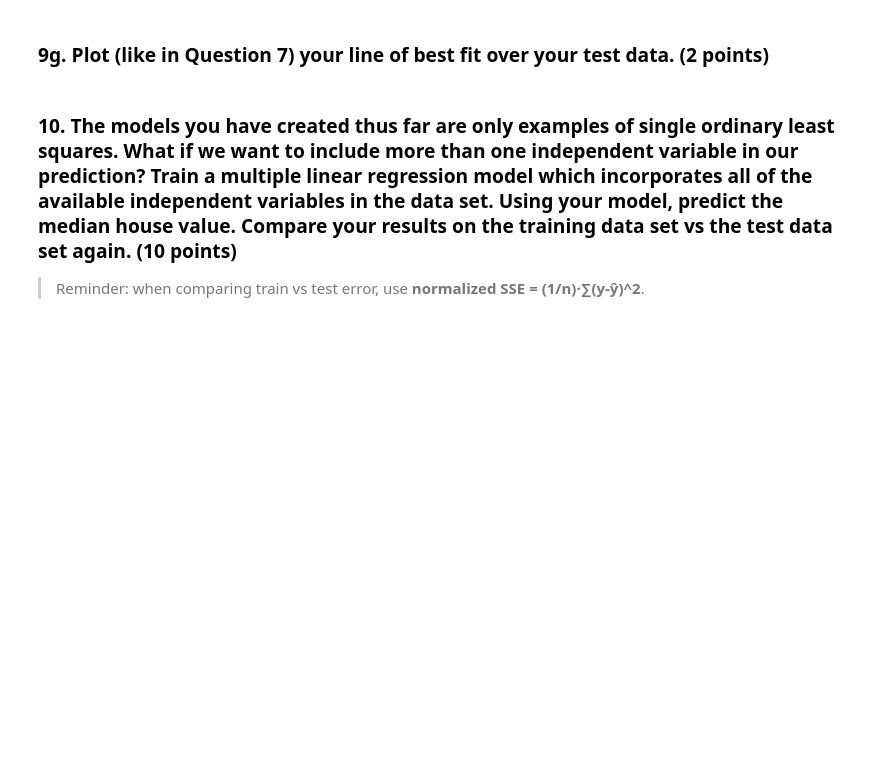
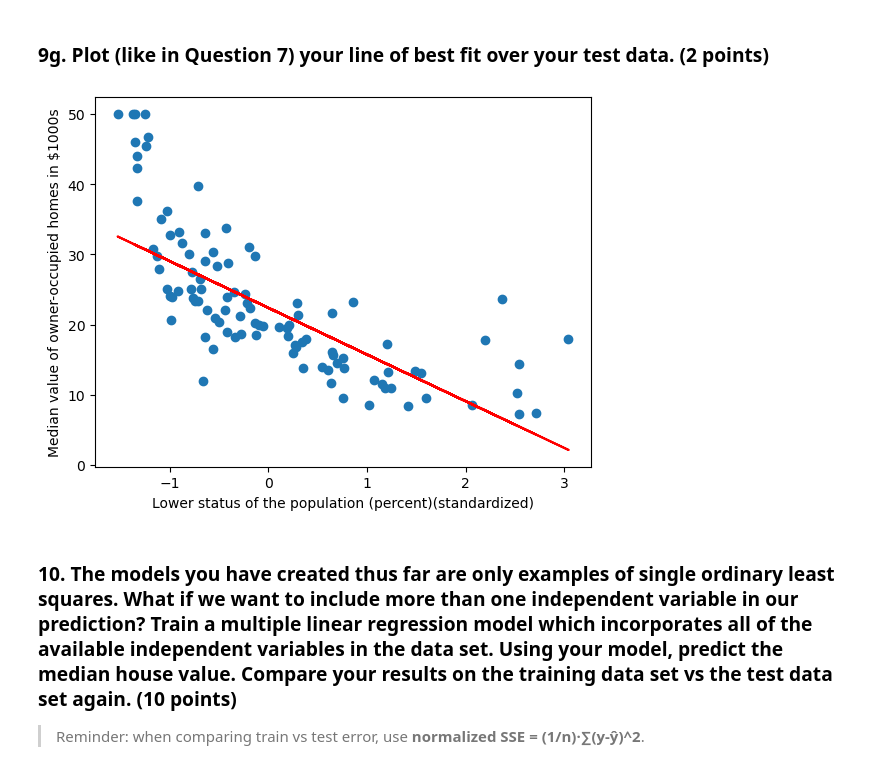
Before and after one commit to fortunecookie040/Math3025_Projects, a Jupyter notebook: 02_Student_Template_v2.ipynb, the cells around one changed output. Drawn from its saved outputs; the diff is of its cells as text; code cells hidden in the pictures; blank space fills up the shorter version.

```diff
--- a/02_Student_Template_v2.ipynb
+++ b/02_Student_Template_v2.ipynb
@@ -370,3 +389,9 @@ from sklearn.model_selection import train_test_split
 # Evaluate your trained model on the test data.
 # Compute the **normalized** SSE (SSE/n) on the TEST split.
 # TODO: compute sse_test below
+
+Y_pred_test = predict(X_test, betas_train)
+
+n_test = len(y_test)
+sse_test = (np.sum((y_test-Y_pred_test)**2))/n_test
+print(sse_test)
@@ -385,3 +420,13 @@ from sklearn.model_selection import train_test_split
+# %%
+# Plot here
+
+plt.scatter(x= X_test[:,1], y=y_test) #Plotting the original data points
+plt.plot(X_test[:,1], Y_pred_test, c="red")
+plt.ylabel("Median value of owner-occupied homes in $1000s")
+plt.xlabel("Lower status of the population (percent)(standardized)")
+plt.show()
+# %% [output]
+[figure, added]
 # %% [markdown]
 ### 10. The models you have created thus far are only examples of single ordinary least squares. What if we want to include more than one independent variable in our prediction? Train a multiple linear regression model which incorporates all of the available independent variables in the data set. Using your model, predict the median house value. Compare your results on the training data set vs the test data set again. **(10 points)**
 
```
Also changed, not shown: parts of 11 cells of this notebook.
